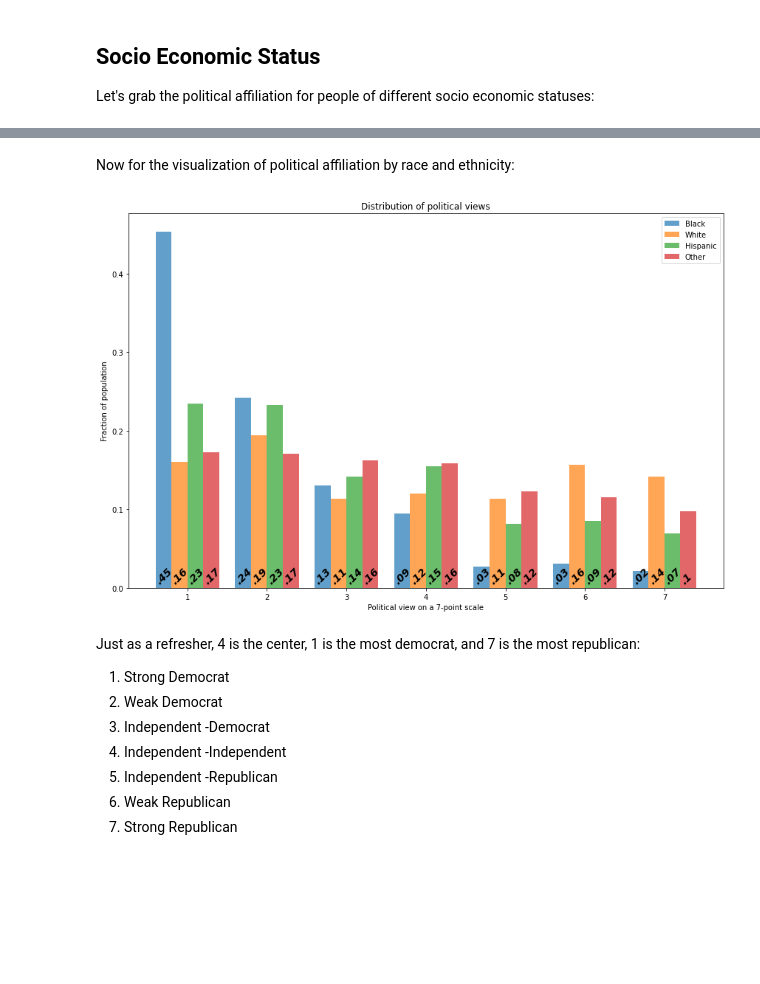
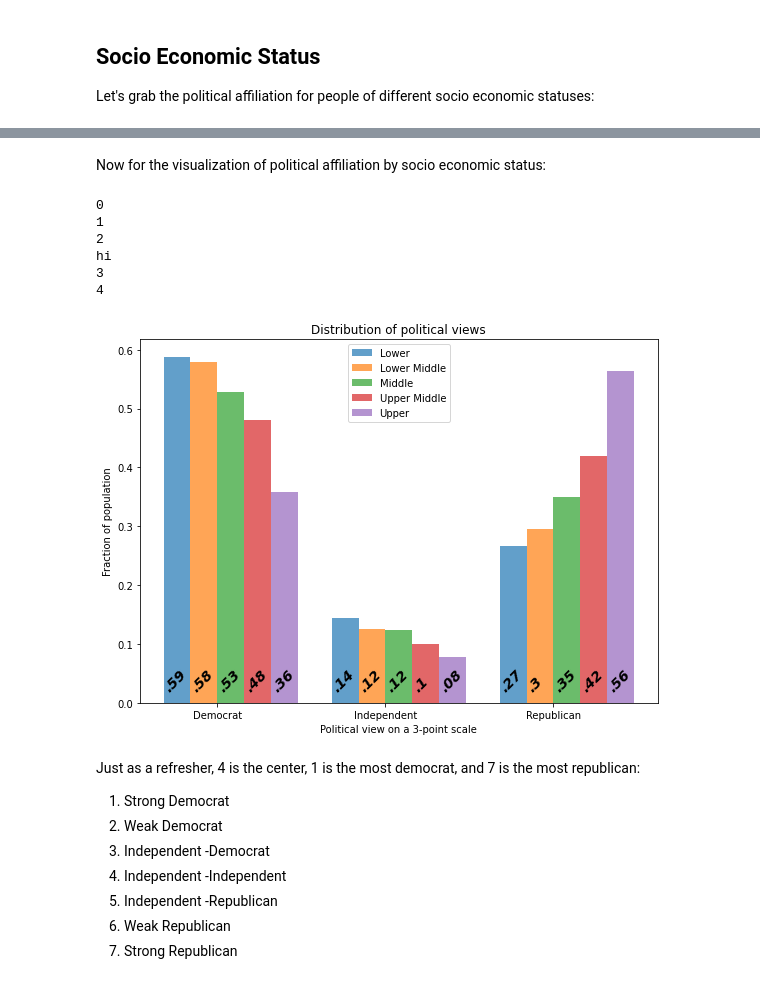
Before and after one commit to mstites/parentPoliticalCorr, a Jupyter notebook: project.ipynb, the cells around one changed output, grey strips where cells are left out. Saved outputs shown, nothing was run; the diff lists cells and outputs as text; code cells hidden in the pictures; blank space fills up the shorter version.

Commit message:
Clean up code and fix centering issue on xticks labels

```diff
--- a/project.ipynb
+++ b/project.ipynb
@@ -295,9 +297,8 @@ TO DO
 # %% [markdown]
 Finally let's construct a dataframe to keep all our data organized for when we do analysis:
 # %%
-d = {'gender': gender, 'race': race, 'income': income, 'age': age, 'educ':educ, 'fatherPol':fatherPol, 'motherPol': motherPol, 'pol': pol}
+d = {'year': year, 'gender': gender, 'race': race, 'income': income, 'age': age, 'educ':educ, 'fatherPol':fatherPol, 'motherPol': motherPol, 'pol': pol, 'pol7': pol7}
 # d = {'gender':gender}
 data = pd.DataFrame(data=d)
-data = data.set_index(year) # ran into issue when setting index in initial declare that it messed with the data
 data
 # %% [output]
@@ -329,5 +341,3 @@ First some functions and params to help with plotting:
-# %%
-plt.rcParams["figure.figsize"] = (8, 6)
 # %%
 def decorate(**options):
     """Decorate the current axes.
@@ -382,8 +392,13 @@ def pmfComparison(data, fontsize=20, xOffset=0, yOffset=0, **options):
         if pmf.min() < plotMin:
             plotMin = pmf.min() # store new plot minimum
 
-    for pmf, offset in pmfList: # plot and label each pmf
-        plt.bar(pmf.qs+offset, pmf, width=width, align='edge', alpha=0.7, **options) # plot
+    for i, (pmf, offset) in enumerate(pmfList): # plot and label each pmf
+        print(i)
+        if i == int(len(data)/2): # if at half way, do any options
+            print('hi')
+            plt.bar(pmf.qs+offset, pmf, width=width, align='edge', alpha=0.7, **options) # plot
+        else:
+            plt.bar(pmf.qs+offset, pmf, width=width, align='edge', alpha=0.7) # plot
         annotateBars(pmf, offset + xOffset, plotMin/4 + yOffset, len(data), fontsize) # annotate
         labels.append(pmf.name) # store label
 
@@ -522,13 +556,34 @@ other.name = 'Other'
+# %%
+lower = data[data['income']=='lower']['pol']
+lower.name = 'Lower'
+
+lowerMiddle = data[data['income']=='lowerMiddle']['pol']
+lowerMiddle.name = 'Lower Middle'
+
+middle = data[data['income']=='middle']['pol']
+middle.name = 'Middle'
+
+upperMiddle = data[data['income']=='upperMiddle']['pol']
+upperMiddle.name = 'Upper Middle'
+
+upper = data[data['income']=='upper']['pol']
+upper.name = 'Upper'
 # %% [markdown]
-Now for the visualization of political affiliation by race and ethnicity:
+Now for the visualization of political affiliation by socio economic status:
 # %%
-figure(figsize=(12, 8))
-pmfComparison([black, white, hispanic, other], fontsize=14, xOffset=.08)
-decorate(xlabel='Political view on a 7-point scale',
+fig, ax = plt.subplots()
+pmfComparison([lower, lowerMiddle, middle, upperMiddle, upper], tick_label = ['Democrat', 'Independent', 'Republican'], fontsize=14, xOffset=0.09)
+decorate(xlabel='Political view on a 3-point scale',
          ylabel='Fraction of population',
          title='Distribution of political views')
 # %% [output]
+0
+1
+2
+hi
+3
+4
-[figure, old version]
+[figure, new version]
 # %% [markdown]
 Just as a refresher, 4 is the center, 1 is the most democrat, and 7 is the most republican:
 
```
Also changed, not shown: parts of 51 cells of this notebook.
